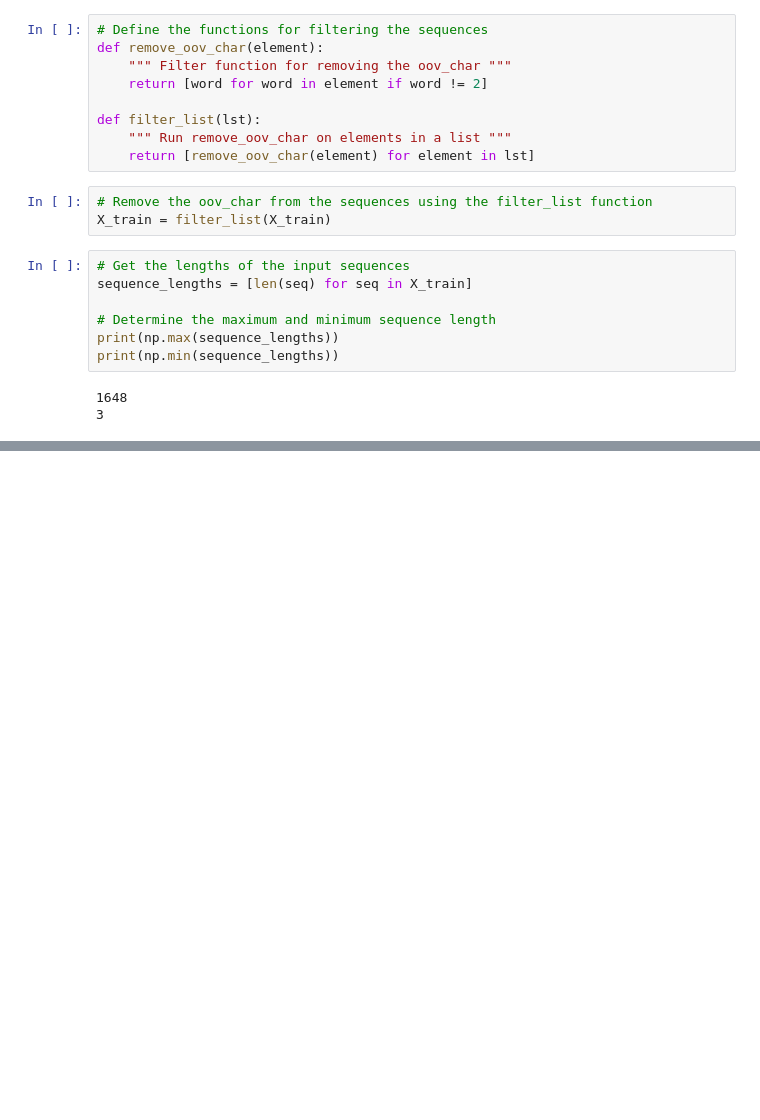
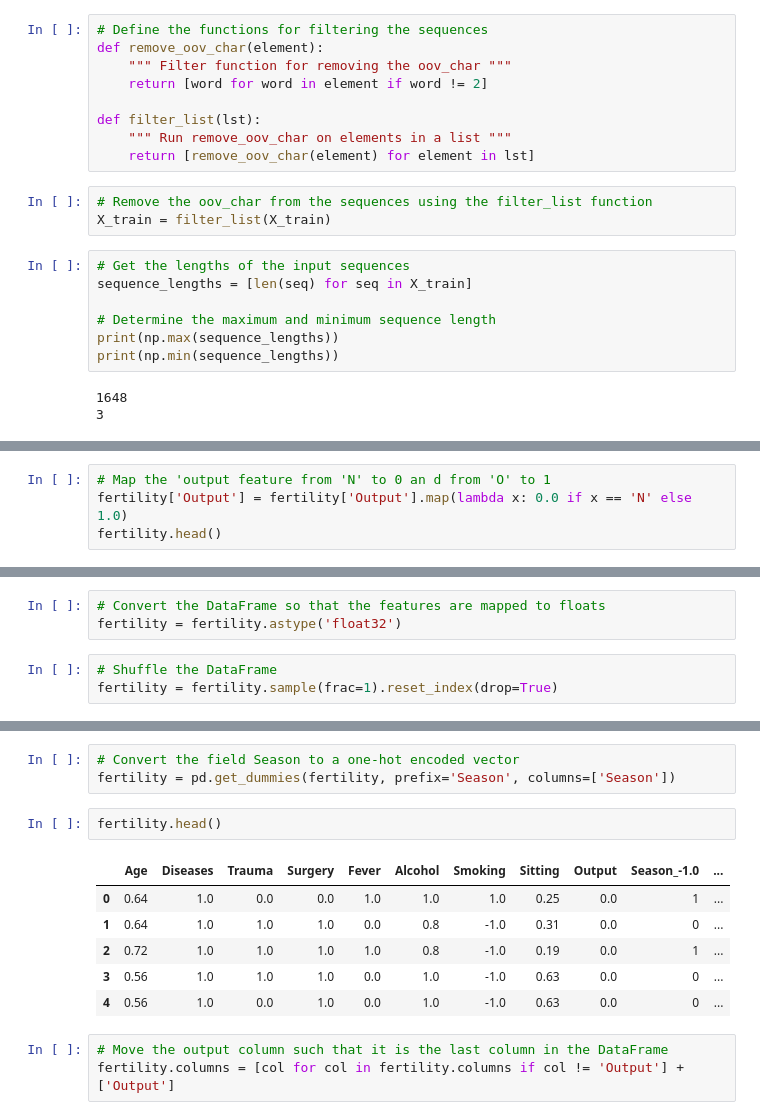
Before and after one commit to anilkunwar/coursera, a Jupyter notebook: ICL_Customizing_your_models_with_tf2/Data-Pipeline-in-Tensorflow.ipynb, the cells around one changed output, grey strips where cells are left out. Drawn from its saved outputs; the diff is of its cells as text; blank space fills up the shorter version.

```diff
--- a/ICL_Customizing_your_models_with_tf2/Data-Pipeline-in-Tensorflow.ipynb
+++ b/ICL_Customizing_your_models_with_tf2/Data-Pipeline-in-Tensorflow.ipynb
@@ -245,0 +300,4 @@ def get_data(batch_size):
+# %%
+# Map the 'output feature from 'N' to 0 an d from 'O' to 1
+fertility['Output'] = fertility['Output'].map(lambda x: 0.0 if x == 'N' else 1.0)
+fertility.head()
@@ -245,0 +331,6 @@ def get_data(batch_size):
+# %%
+# Convert the DataFrame so that the features are mapped to floats
+fertility = fertility.astype('float32')
+# %%
+# Shuffle the DataFrame
+fertility = fertility.sample(frac=1).reset_index(drop=True)
@@ -245,0 +346,15 @@ def get_data(batch_size):
+# %%
+# Convert the field Season to a one-hot encoded vector
+fertility = pd.get_dummies(fertility, prefix='Season', columns=['Season'])
+# %%
+fertility.head()
+# %% [output]
+|  | Age | Diseases | Trauma | Surgery | Fever | Alcohol | Smoking | Sitting | Output | Season_-1.0 | ... |
+| 0 | 0.64 | 1.0 | 0.0 | 0.0 | 1.0 | 1.0 | 1.0 | 0.25 | 0.0 | 1 | ... |
+| 1 | 0.64 | 1.0 | 1.0 | 1.0 | 0.0 | 0.8 | -1.0 | 0.31 | 0.0 | 0 | ... |
+| 2 | 0.72 | 1.0 | 1.0 | 1.0 | 1.0 | 0.8 | -1.0 | 0.19 | 0.0 | 1 | ... |
+| 3 | 0.56 | 1.0 | 1.0 | 1.0 | 0.0 | 1.0 | -1.0 | 0.63 | 0.0 | 0 | ... |
+| 4 | 0.56 | 1.0 | 0.0 | 1.0 | 0.0 | 1.0 | -1.0 | 0.63 | 0.0 | 0 | ... |
+# %%
+# Move the output column such that it is the last column in the DataFrame
+fertility.columns = [col for col in fertility.columns if col != 'Output'] + ['Output']
```
Also changed, not shown: parts of 41 cells of this notebook.
